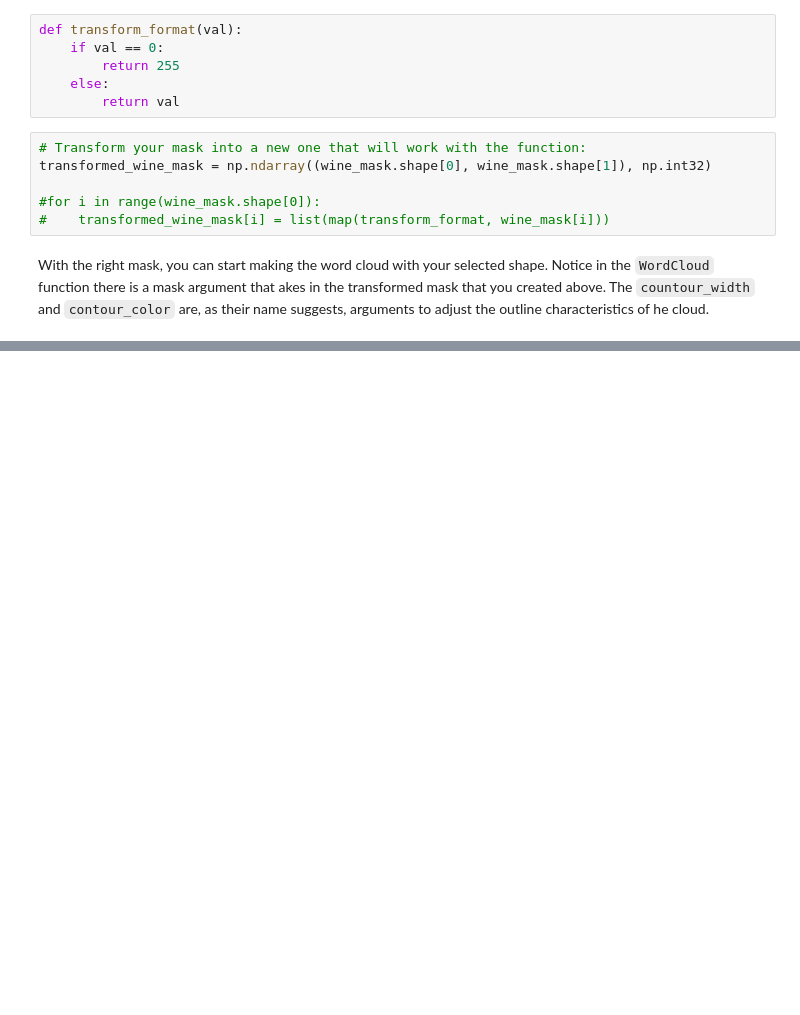
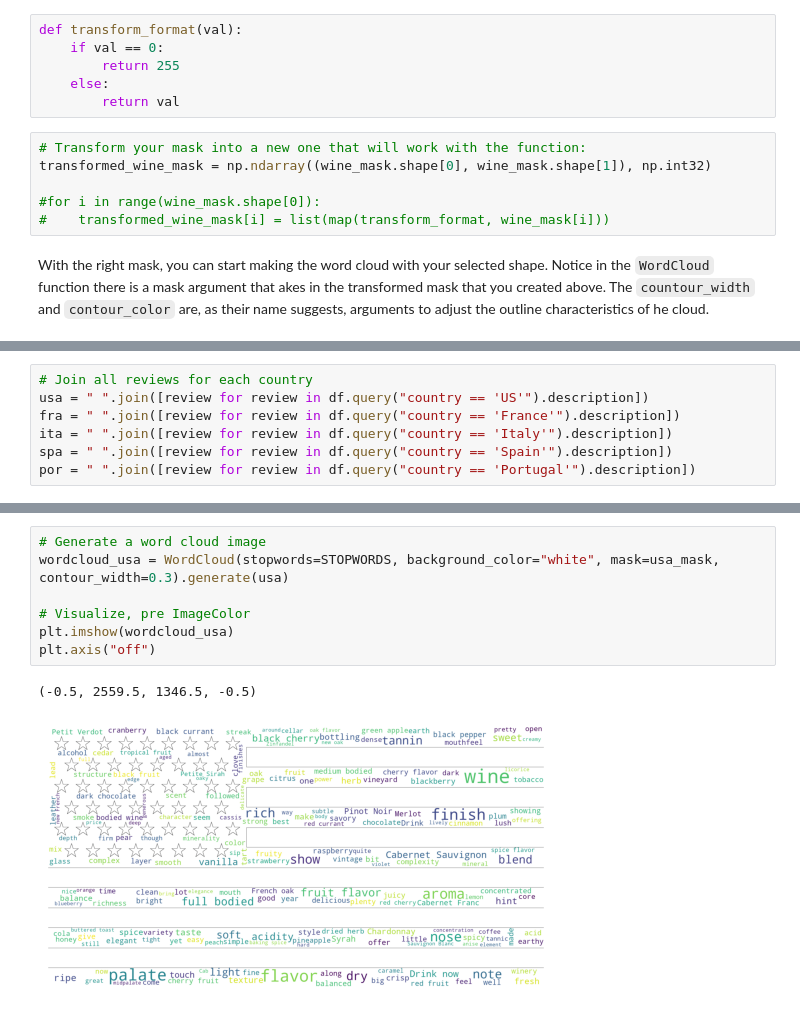
Before and after one commit to system-rowb/Data-Portfolio, a Jupyter notebook: Visualization/Wordcloud/Generating_wordclouds_in_python.ipynb, the cells around one changed output, grey strips where cells are left out. Saved outputs shown, nothing was run; the diff lists cells and outputs as text; blank space fills up the shorter version.

```diff
--- a/Visualization/Wordcloud/Generating_wordclouds_in_python.ipynb
+++ b/Visualization/Wordcloud/Generating_wordclouds_in_python.ipynb
@@ -243,0 +261,7 @@ plt.imshow(wc, interpolation='bilinear')
+# %%
+# Join all reviews for each country
+usa = " ".join([review for review in df.query("country == 'US'").description])
+fra = " ".join([review for review in df.query("country == 'France'").description])
+ita = " ".join([review for review in df.query("country == 'Italy'").description])
+spa = " ".join([review for review in df.query("country == 'Spain'").description])
+por = " ".join([review for review in df.query("country == 'Portugal'").description])
@@ -243,0 +279,10 @@ plt.imshow(wc, interpolation='bilinear')
+# %%
+# Generate a word cloud image
+wordcloud_usa = WordCloud(stopwords=STOPWORDS, background_color="white", mask=usa_mask, contour_width=0.3).generate(usa)
+
+# Visualize, pre ImageColor
+plt.imshow(wordcloud_usa)
+plt.axis("off")
+# %% [output]
+(-0.5, 2559.5, 1346.5, -0.5)
+[figure, added]
```
Also changed, not shown: parts of 13 cells of this notebook, 2 other files.
